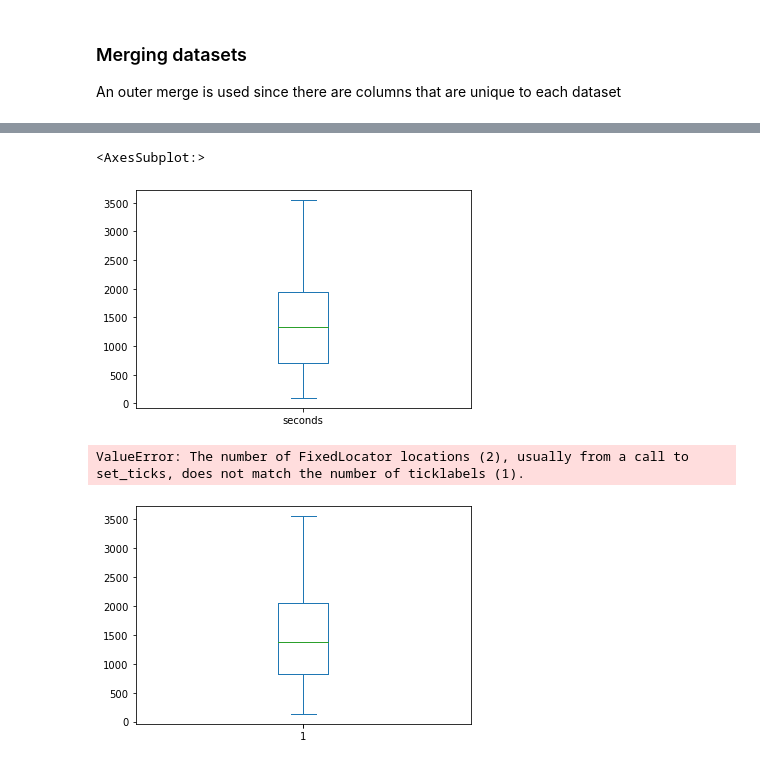
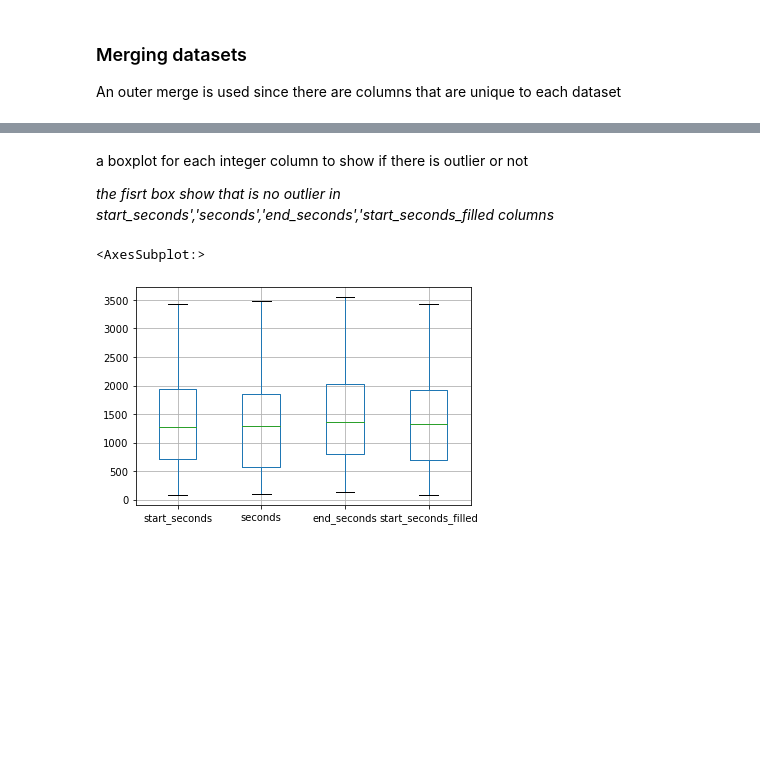
Before and after one commit to bavShehata/CS-GO-Competitive-Matchmaking-Data, a Jupyter notebook: csgo.ipynb, the cells around one changed output, grey strips where cells are left out. Cells and saved outputs as stored; diff of their text form; code cells hidden in the pictures; blank space fills up the shorter version.

```diff
--- a/csgo.ipynb
+++ b/csgo.ipynb
@@ -212,5 +228,12 @@ avg_match_rank    float64
 start_seconds     float64
 end_seconds       float64
 dtype: object
+# %%
+# Remove all records(nades) with no damage
+filt_nade_no_damage = ~(df['hp_dmg'] == 0) & (df['arm_dmg'] == 0)
+df = df.loc[filt_nade_no_damage]
+# %%
+#change vic_id to int
+df["vic_id"] = df["vic_id"].astype(int)
 # %%
 df.sort_values(['file', 'round', 'start_seconds', 'seconds'], inplace=True)
@@ -267,12 +260,9 @@ df.head(70)
+# %% [markdown]
+a boxplot for each integer column to show if there is outlier or not
+
+*the fisrt box show that is no outlier in start_seconds','seconds','end_seconds','start_seconds_filled columns*
 # %%
-df.iloc[:,4].plot.box()
+df.boxplot(column=['start_seconds','seconds','end_seconds','start_seconds_filled'])
 # %% [output]
 <AxesSubplot:>
-[figure, old version]
+[figure, new version]
-# %%
-for (i, col) in enumerate(cols):
-    if (df.iloc[:,i].dtype != 'O'):
-        df.iloc[:,5].plot.box()
-# %% [output]
-ValueError: The number of FixedLocator locations (2), usually from a call to set_ticks, does not match the number of ticklabels (1).
-[figure, removed]
```
Also changed, not shown: parts of 54 cells of this notebook, 1 other file.
